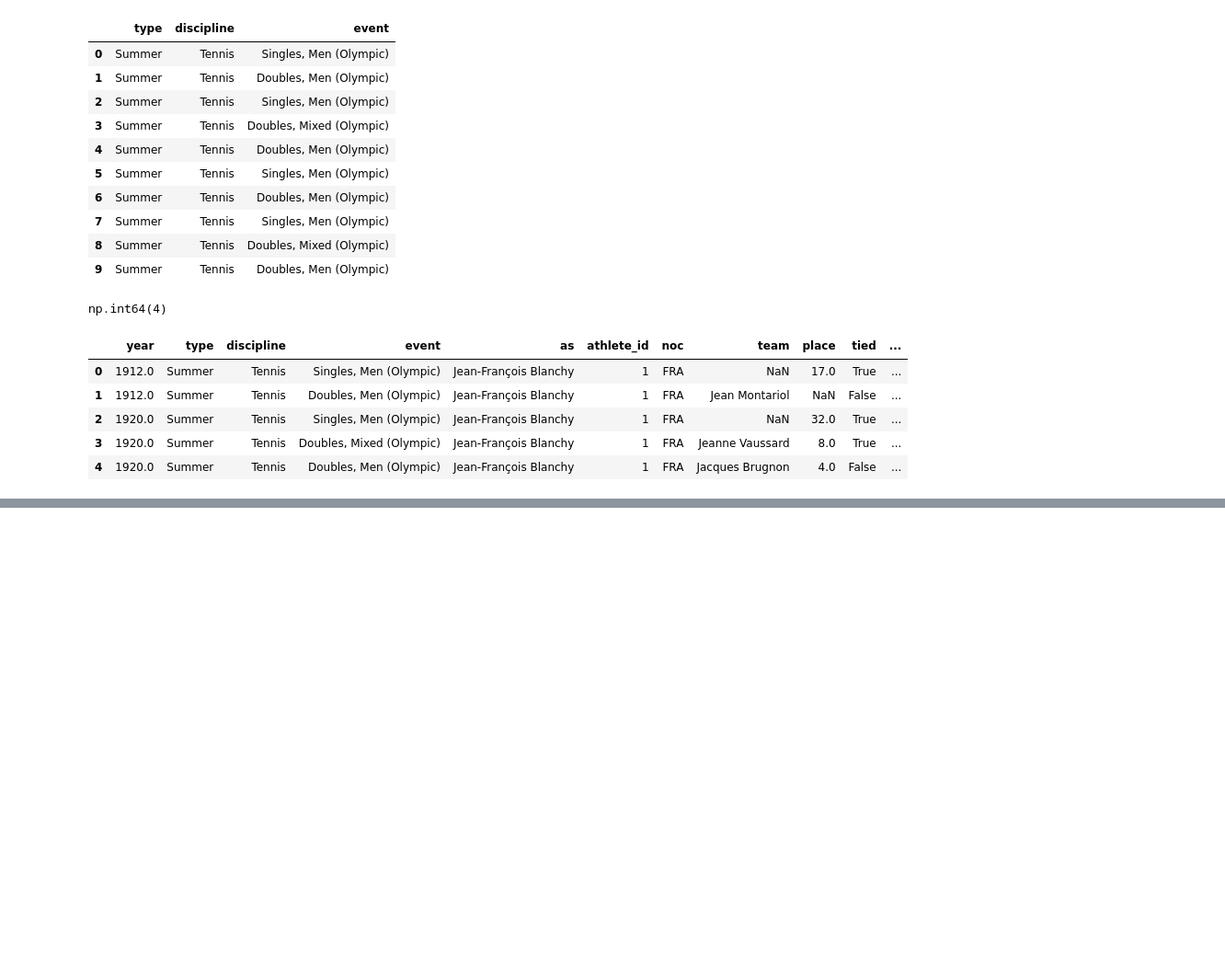
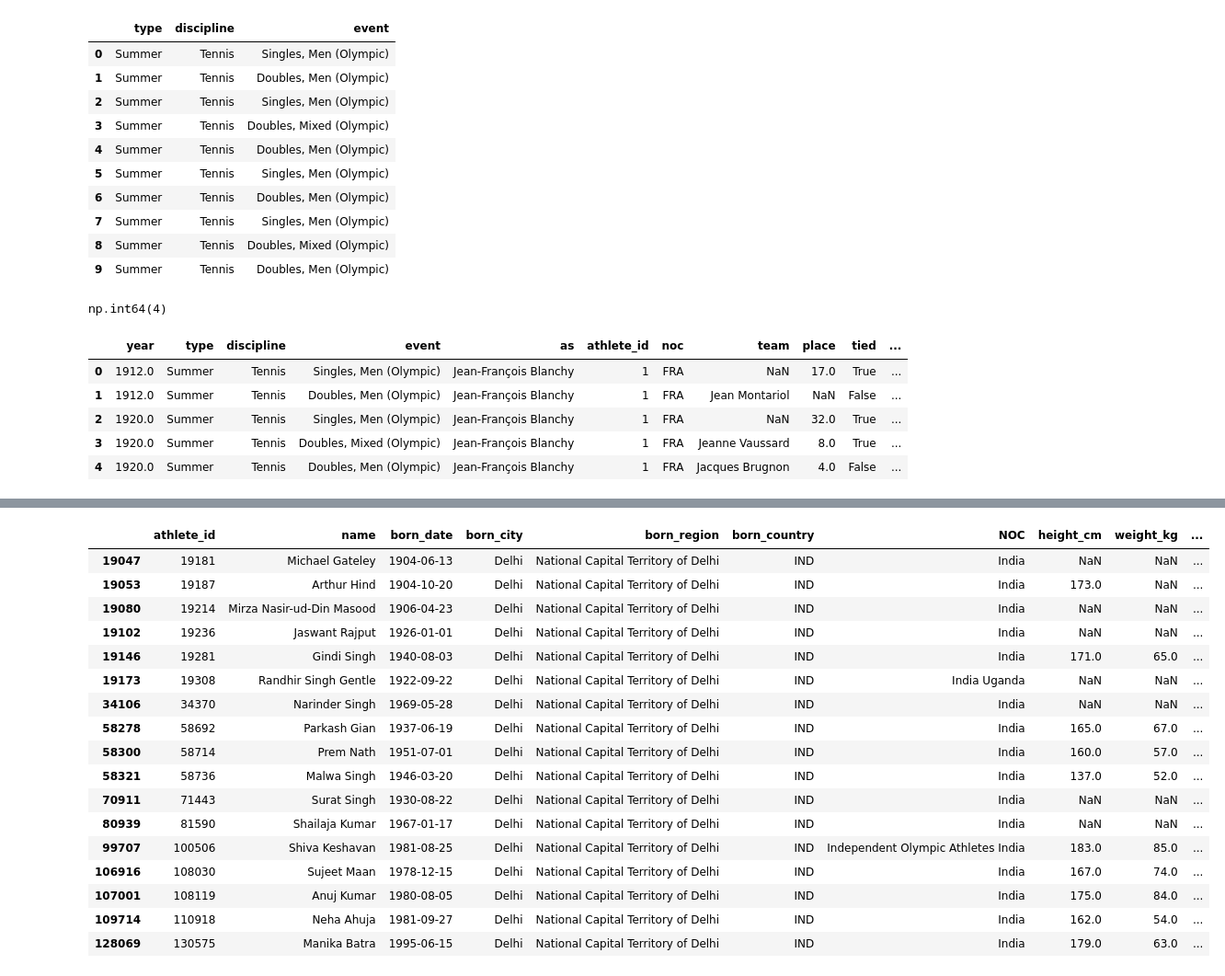
Before and after one commit to mus9090/pandas-practice, a Jupyter notebook: 01-basics.ipynb, the cells around one changed output, grey strips where cells are left out. Shown at 92% size. Drawn from its saved outputs; the diff is of its cells as text; code cells hidden in the pictures; blank space fills up the shorter version.

```diff
--- a/01-basics.ipynb
+++ b/01-basics.ipynb
@@ -103,0 +198,21 @@ results.head()
+# %%
+bios[(bios["NOC"].str.contains("India")) & (bios["born_city"]=="Delhi")]
+# %% [output]
+|  | athlete_id | name | born_date | born_city | born_region | born_country | NOC | height_cm | weight_kg | ... |
+| 19047 | 19181 | Michael Gateley | 1904-06-13 | Delhi | National Capital Territory of Delhi | IND | India | NaN | NaN | ... |
+| 19053 | 19187 | Arthur Hind | 1904-10-20 | Delhi | National Capital Territory of Delhi | IND | India | 173.0 | NaN | ... |
+| 19080 | 19214 | Mirza Nasir-ud-Din Masood | 1906-04-23 | Delhi | National Capital Territory of Delhi | IND | India | NaN | NaN | ... |
+| 19102 | 19236 | Jaswant Rajput | 1926-01-01 | Delhi | National Capital Territory of Delhi | IND | India | NaN | NaN | ... |
+| 19146 | 19281 | Gindi Singh | 1940-08-03 | Delhi | National Capital Territory of Delhi | IND | India | 171.0 | 65.0 | ... |
+| 19173 | 19308 | Randhir Singh Gentle | 1922-09-22 | Delhi | National Capital Territory of Delhi | IND | India Uganda | NaN | NaN | ... |
+| 34106 | 34370 | Narinder Singh | 1969-05-28 | Delhi | National Capital Territory of Delhi | IND | India | NaN | NaN | ... |
+| 58278 | 58692 | Parkash Gian | 1937-06-19 | Delhi | National Capital Territory of Delhi | IND | India | 165.0 | 67.0 | ... |
+| 58300 | 58714 | Prem Nath | 1951-07-01 | Delhi | National Capital Territory of Delhi | IND | India | 160.0 | 57.0 | ... |
+| 58321 | 58736 | Malwa Singh | 1946-03-20 | Delhi | National Capital Territory of Delhi | IND | India | 137.0 | 52.0 | ... |
+| 70911 | 71443 | Surat Singh | 1930-08-22 | Delhi | National Capital Territory of Delhi | IND | India | NaN | NaN | ... |
+| 80939 | 81590 | Shailaja Kumar | 1967-01-17 | Delhi | National Capital Territory of Delhi | IND | India | NaN | NaN | ... |
+| 99707 | 100506 | Shiva Keshavan | 1981-08-25 | Delhi | National Capital Territory of Delhi | IND | Independent Olympic Athletes India | 183.0 | 85.0 | ... |
+| 106916 | 108030 | Sujeet Maan | 1978-12-15 | Delhi | National Capital Territory of Delhi | IND | India | 167.0 | 74.0 | ... |
+| 107001 | 108119 | Anuj Kumar | 1980-08-05 | Delhi | National Capital Territory of Delhi | IND | India | 175.0 | 84.0 | ... |
+| 109714 | 110918 | Neha Ahuja | 1981-09-27 | Delhi | National Capital Territory of Delhi | IND | India | 162.0 | 54.0 | ... |
+| 128069 | 130575 | Manika Batra | 1995-06-15 | Delhi | National Capital Territory of Delhi | IND | India | 179.0 | 63.0 | ... |
```
Also changed, not shown: parts of 6 cells of this notebook.
